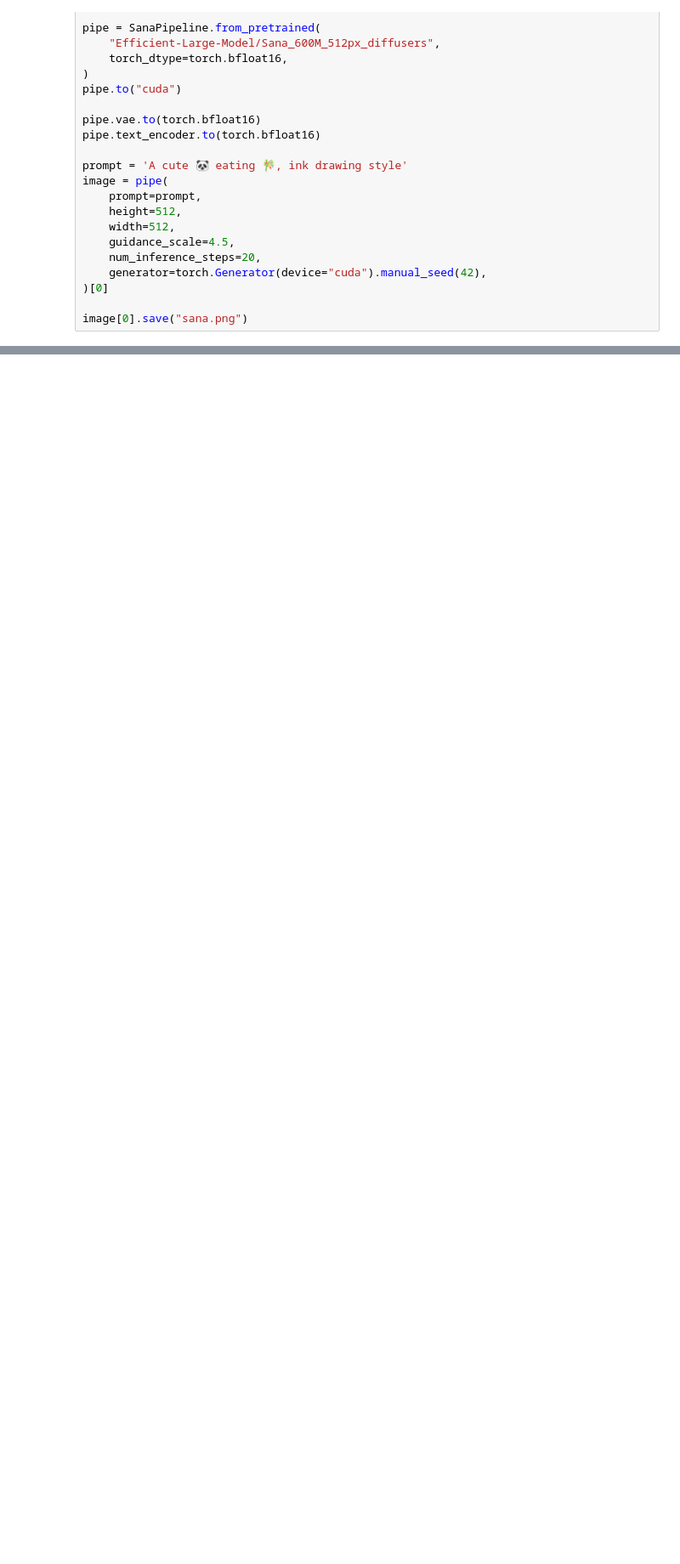
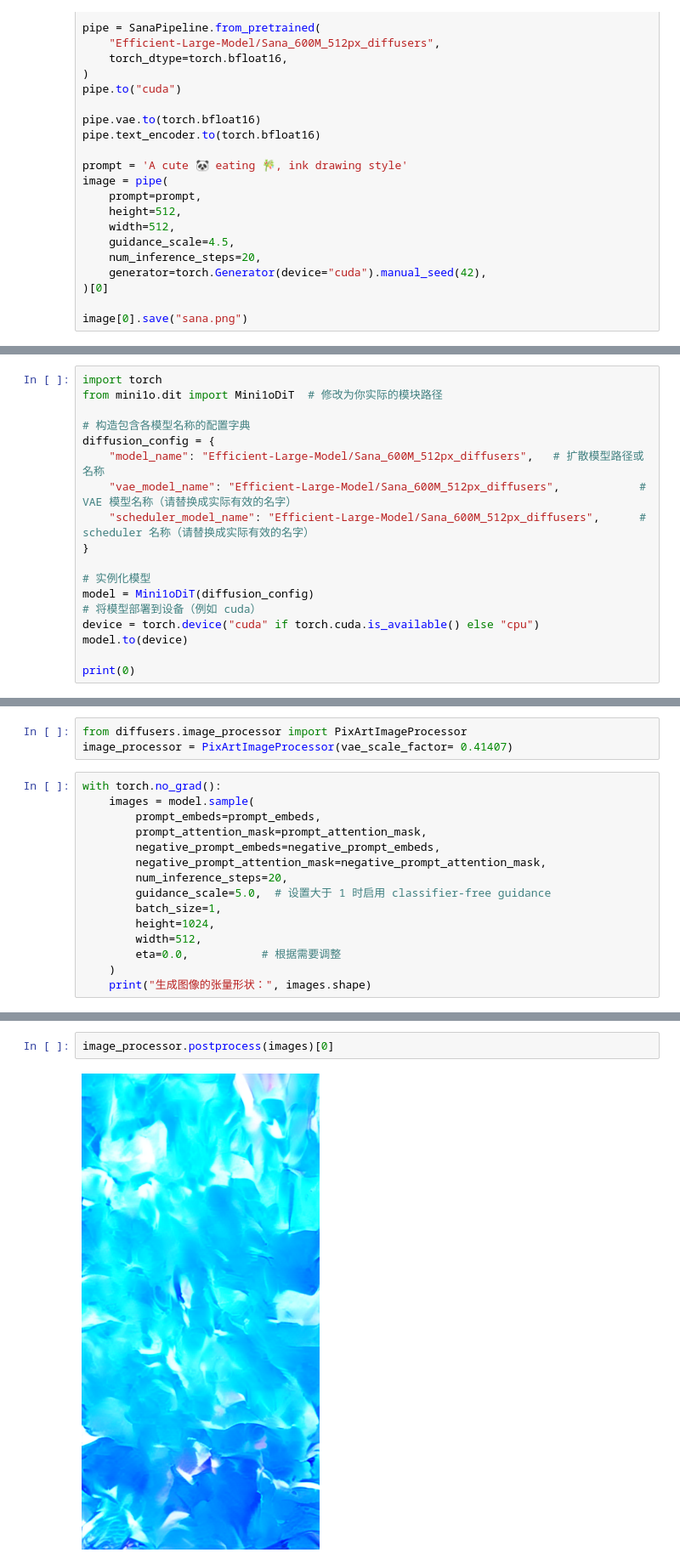
Before and after one commit to tic-top/miniqwen, a Jupyter notebook: sana.ipynb, the cells around one changed output, grey strips where cells are left out. Shown at 85% size. Cells and saved outputs as stored; diff of their text form; blank space fills up the shorter version.

```diff
--- a/sana.ipynb
+++ b/sana.ipynb
@@ -44,0 +25,18 @@ AutoencoderDC(
+# %%
+import torch
+from mini1o.dit import Mini1oDiT  # 修改为你实际的模块路径
+
+# 构造包含各模型名称的配置字典
+diffusion_config = {
+    "model_name": "Efficient-Large-Model/Sana_600M_512px_diffusers",   # 扩散模型路径或名称
+    "vae_model_name": "Efficient-Large-Model/Sana_600M_512px_diffusers",            # VAE 模型名称（请替换成实际有效的名字）
+    "scheduler_model_name": "Efficient-Large-Model/Sana_600M_512px_diffusers",      # scheduler 名称（请替换成实际有效的名字）
+}
+
+# 实例化模型
+model = Mini1oDiT(diffusion_config)
+# 将模型部署到设备（例如 cuda）
+device = torch.device("cuda" if torch.cuda.is_available() else "cpu")
+model.to(device)
+
+print(0)
@@ -44,0 +95,18 @@ AutoencoderDC(
+# %%
+from diffusers.image_processor import PixArtImageProcessor
+image_processor = PixArtImageProcessor(vae_scale_factor= 0.41407)
+# %%
+with torch.no_grad():
+    images = model.sample(
+        prompt_embeds=prompt_embeds,
+        prompt_attention_mask=prompt_attention_mask,
+        negative_prompt_embeds=negative_prompt_embeds,
+        negative_prompt_attention_mask=negative_prompt_attention_mask,
+        num_inference_steps=20,
+        guidance_scale=5.0,  # 设置大于 1 时启用 classifier-free guidance
+        batch_size=1,
+        height=1024,
+        width=512,
+        eta=0.0,           # 根据需要调整
+    )
+    print("生成图像的张量形状：", images.shape)
@@ -44,0 +135,4 @@ AutoencoderDC(
+# %%
+image_processor.postprocess(images)[0]
+# %% [output]
+[figure, added]
```
Also changed, not shown: parts of 6 cells of this notebook, 6 other files.
